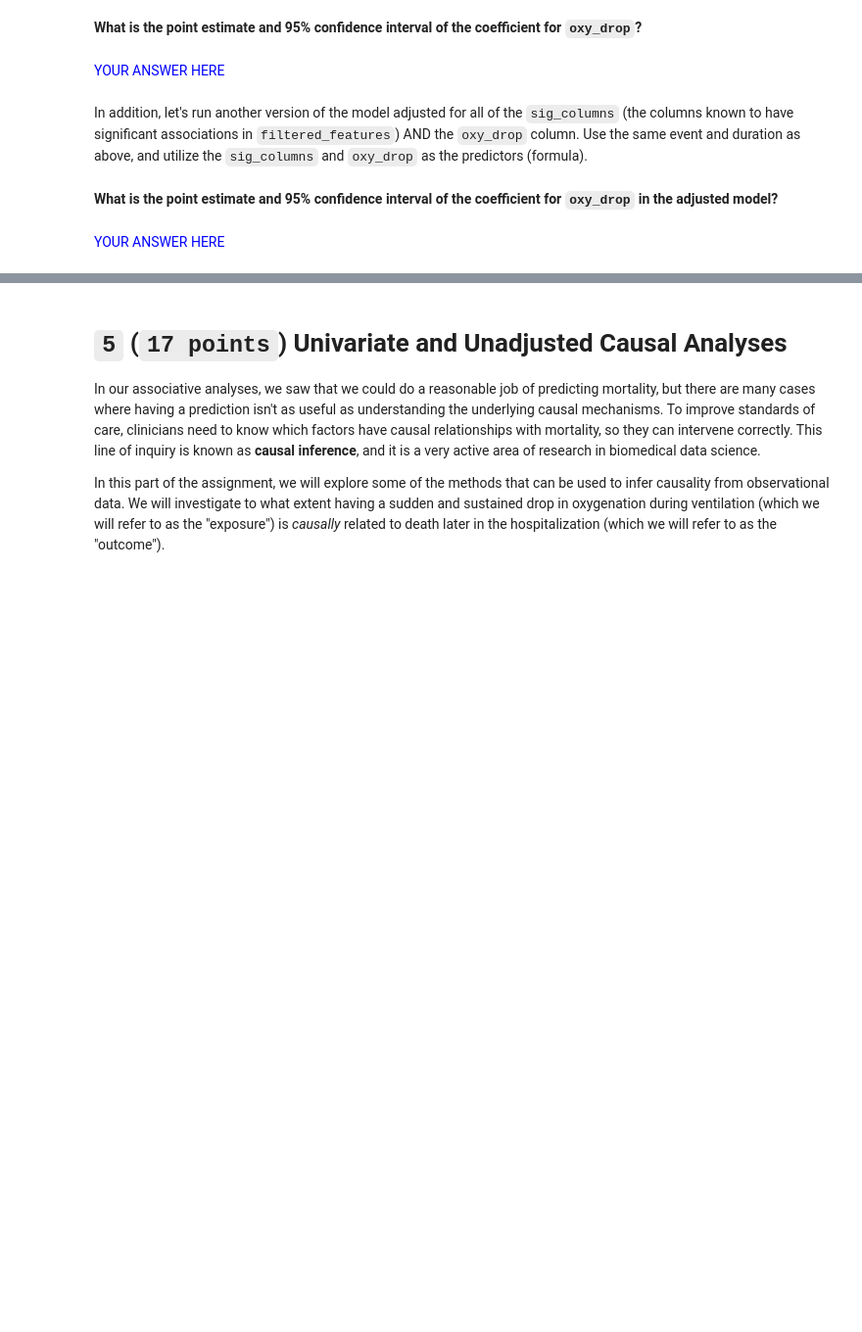
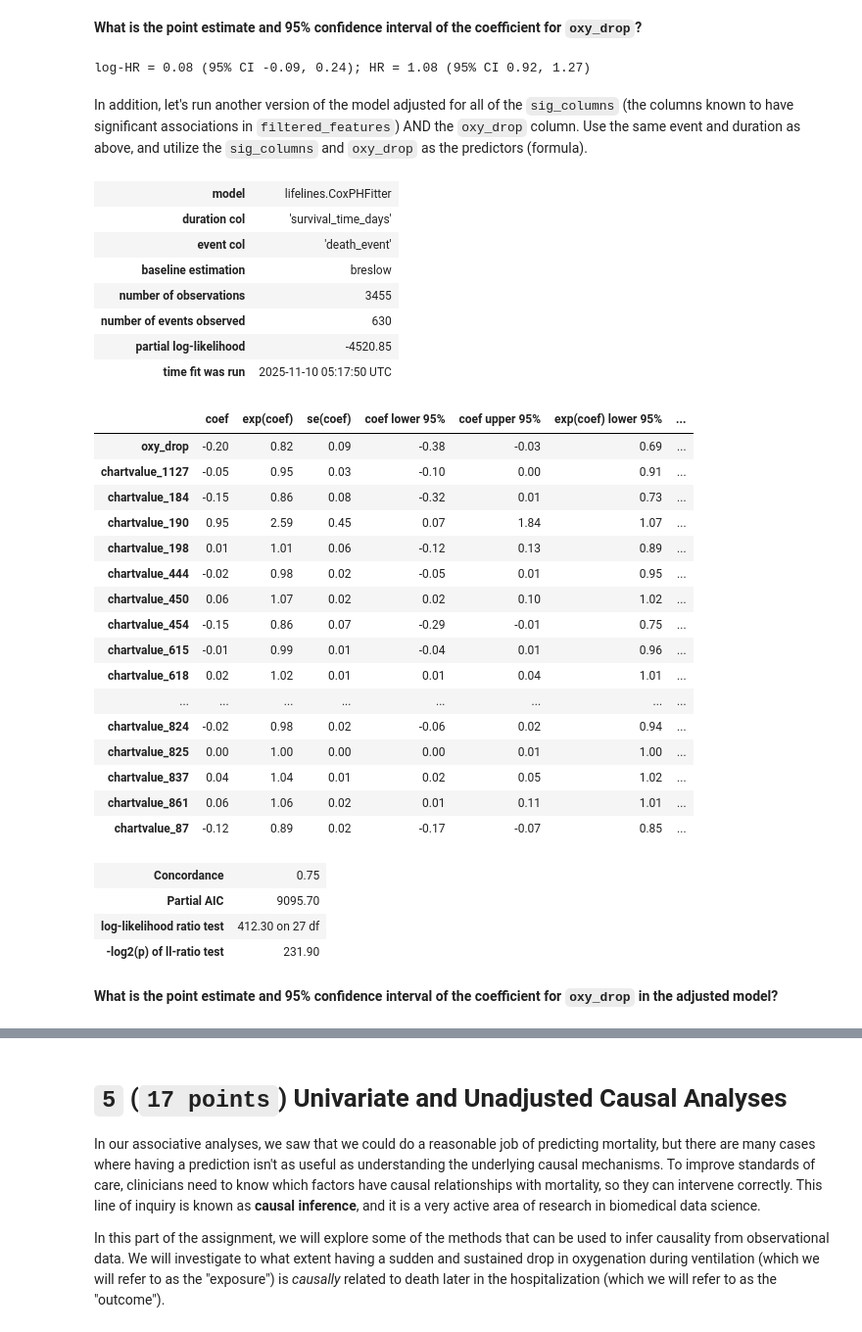
Before and after one commit to nick-allen21/BMDS215, a Jupyter notebook: A5/5-Associative-Analysis-python_version.ipynb, the cells around one changed output, grey strips where cells are left out. Shown at 98% size. Drawn from its saved outputs; the diff is of its cells as text; code cells hidden in the pictures; blank space fills up the shorter version.

```diff
--- a/A5/5-Associative-Analysis-python_version.ipynb
+++ b/A5/5-Associative-Analysis-python_version.ipynb
@@ -796,4 +794,12 @@ cph.print_summary()
-# %% [markdown]
-<span style="color:blue;"> YOUR ANSWER HERE </span>
+# %%
+row = cph.summary.loc["oxy_drop"]
+beta = row["coef"]
+ci_low, ci_high = row["coef lower 95%"], row["coef upper 95%"]
+hr = row["exp(coef)"]
+hr_low, hr_high = row["exp(coef) lower 95%"], row["exp(coef) upper 95%"]
+print(f"log-HR = {beta:.2f} (95% CI {ci_low:.2f}, {ci_high:.2f}); "
+      f"HR = {hr:.2f} (95% CI {hr_low:.2f}, {hr_high:.2f})")
+# %% [output]
+log-HR = 0.08 (95% CI -0.09, 0.24); HR = 1.08 (95% CI 0.92, 1.27)
 # %% [markdown]
 In addition, let's run another version of the model adjusted for all of the `sig_columns` (the columns known to have significant associations in `filtered_features`) AND the `oxy_drop` column. Use the same event and duration as above, and utilize the `sig_columns` and `oxy_drop` as the predictors (formula).
@@ -802,2 +806,60 @@ In addition, let's run another version of the model adjusted for all of the `sig
+# %%
+# 1) Start from survival data and set subject_id as index
+cox_adj = survival_df.copy()
+cox_adj["death_event"] = cox_adj["death_in_stay"].astype(str).str.lower().eq("died").astype(int)
+cox_adj["oxy_drop"] = cox_adj["oxy_drop"].astype(str).str.lower().eq("oxy_drop").astype(int)
+cox_adj = cox_adj.set_index("subject_id")
+
+# 2) Align significant features by subject_id
+X_all = filtered_features.copy()  # already indexed by subject_id
+avail_sig = [c for c in sig_columns if c in X_all.columns]
+cox_adj = cox_adj.join(X_all[avail_sig], how="left")
+
+# 3) Build formula and model frame; drop rows with any NA in variables used
+predictors = ["oxy_drop"] + avail_sig
+model_cols = ["survival_time_days", "death_event"] + predictors
+df_model = cox_adj[model_cols].dropna()
+
+# 4) Fit Cox PH
+formula = " + ".join(predictors)
+cph_adj = CoxPHFitter()
+cph_adj.fit(
+    df_model,
+    duration_col="survival_time_days",
+    event_col="death_event",
+    formula=formula,
+)
+
+cph_adj.print_summary()
+# %% [output]
+| model | lifelines.CoxPHFitter |
+| duration col | 'survival_time_days' |
+| event col | 'death_event' |
+| baseline estimation | breslow |
+| number of observations | 3455 |
+| number of events observed | 630 |
+| partial log-likelihood | -4520.85 |
+| time fit was run | 2025-11-10 05:17:50 UTC |
+|  | coef | exp(coef) | se(coef) | coef lower 95% | coef upper 95% | exp(coef) lower 95% | ... |
+| oxy_drop | -0.20 | 0.82 | 0.09 | -0.38 | -0.03 | 0.69 | ... |
+| chartvalue_1127 | -0.05 | 0.95 | 0.03 | -0.10 | 0.00 | 0.91 | ... |
+| chartvalue_184 | -0.15 | 0.86 | 0.08 | -0.32 | 0.01 | 0.73 | ... |
+| chartvalue_190 | 0.95 | 2.59 | 0.45 | 0.07 | 1.84 | 1.07 | ... |
+| chartvalue_198 | 0.01 | 1.01 | 0.06 | -0.12 | 0.13 | 0.89 | ... |
+| chartvalue_444 | -0.02 | 0.98 | 0.02 | -0.05 | 0.01 | 0.95 | ... |
+| chartvalue_450 | 0.06 | 1.07 | 0.02 | 0.02 | 0.10 | 1.02 | ... |
+| chartvalue_454 | -0.15 | 0.86 | 0.07 | -0.29 | -0.01 | 0.75 | ... |
+| chartvalue_615 | -0.01 | 0.99 | 0.01 | -0.04 | 0.01 | 0.96 | ... |
+| chartvalue_618 | 0.02 | 1.02 | 0.01 | 0.01 | 0.04 | 1.01 | ... |
+| ... | ... | ... | ... | ... | ... | ... | ... |
+| chartvalue_824 | -0.02 | 0.98 | 0.02 | -0.06 | 0.02 | 0.94 | ... |
+| chartvalue_825 | 0.00 | 1.00 | 0.00 | 0.00 | 0.01 | 1.00 | ... |
+| chartvalue_837 | 0.04 | 1.04 | 0.01 | 0.02 | 0.05 | 1.02 | ... |
+| chartvalue_861 | 0.06 | 1.06 | 0.02 | 0.01 | 0.11 | 1.01 | ... |
+| chartvalue_87 | -0.12 | 0.89 | 0.02 | -0.17 | -0.07 | 0.85 | ... |
+| Concordance | 0.75 |
+| Partial AIC | 9095.70 |
+| log-likelihood ratio test | 412.30 on 27 df |
+| -log2(p) of ll-ratio test | 231.90 |
 # %% [markdown]
 **What is the point estimate and 95% confidence interval of the coefficient for `oxy_drop` in the adjusted model?**
@@ -806,2 +865,0 @@ In addition, let's run another version of the model adjusted for all of the `sig
-# %% [markdown]
-<span style="color:blue;"> YOUR ANSWER HERE </span>
```
Also changed, not shown: parts of 6 cells of this notebook.
